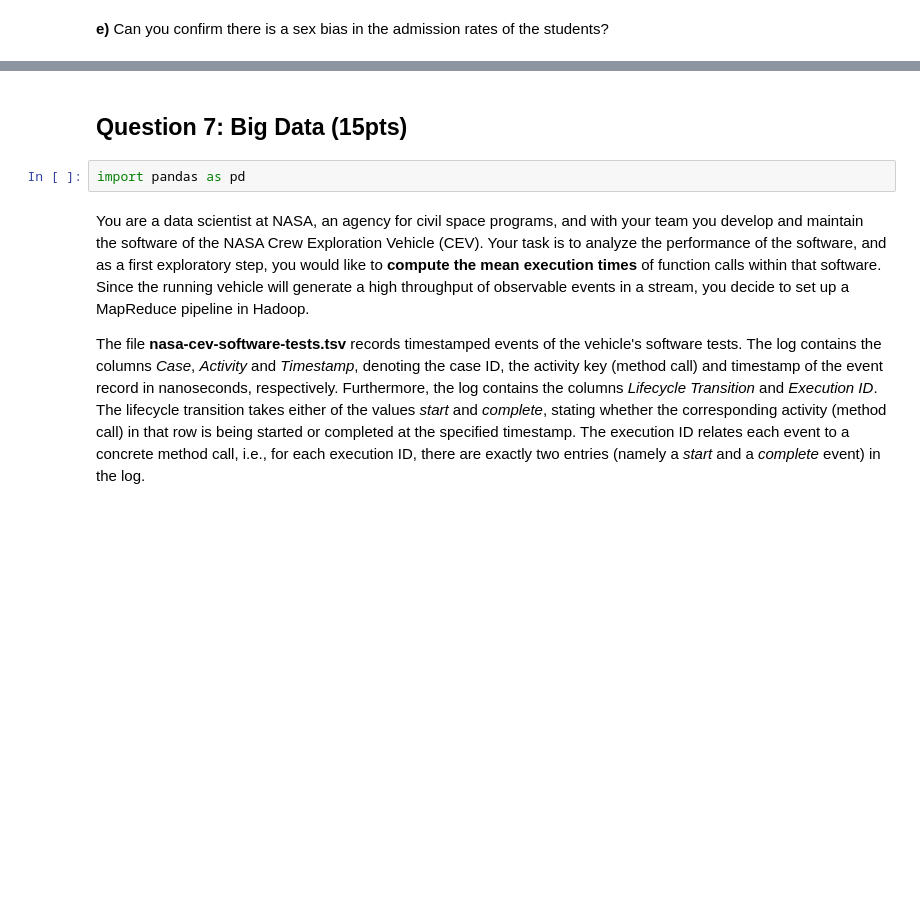
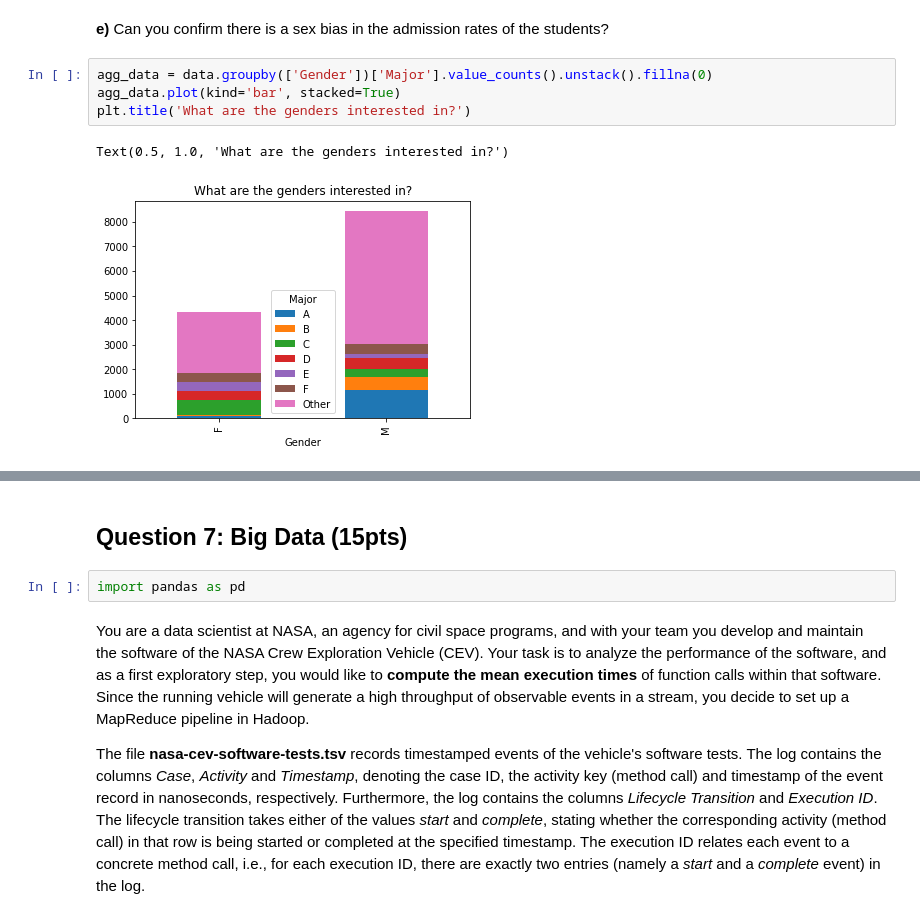
Before and after one commit to drtghosh/intro-to-data-science-assignment, a Jupyter notebook: assignment2.ipynb, the cells around one changed output, grey strips where cells are left out. Drawn from its saved outputs; the diff is of its cells as text; blank space fills up the shorter version.

```diff
--- a/assignment2.ipynb
+++ b/assignment2.ipynb
@@ -1116,2 +1196,9 @@ Upload the data from the `berkeley.csv` file and load it into a dataframe named
 # %% [markdown]
 **e)** Can you confirm there is a sex bias in the admission rates of the students?
+# %%
+agg_data = data.groupby(['Gender'])['Major'].value_counts().unstack().fillna(0)
+agg_data.plot(kind='bar', stacked=True)
+plt.title('What are the genders interested in?')
+# %% [output]
+Text(0.5, 1.0, 'What are the genders interested in?')
+[figure, added]
```
Also changed, not shown: parts of 13 cells of this notebook.
